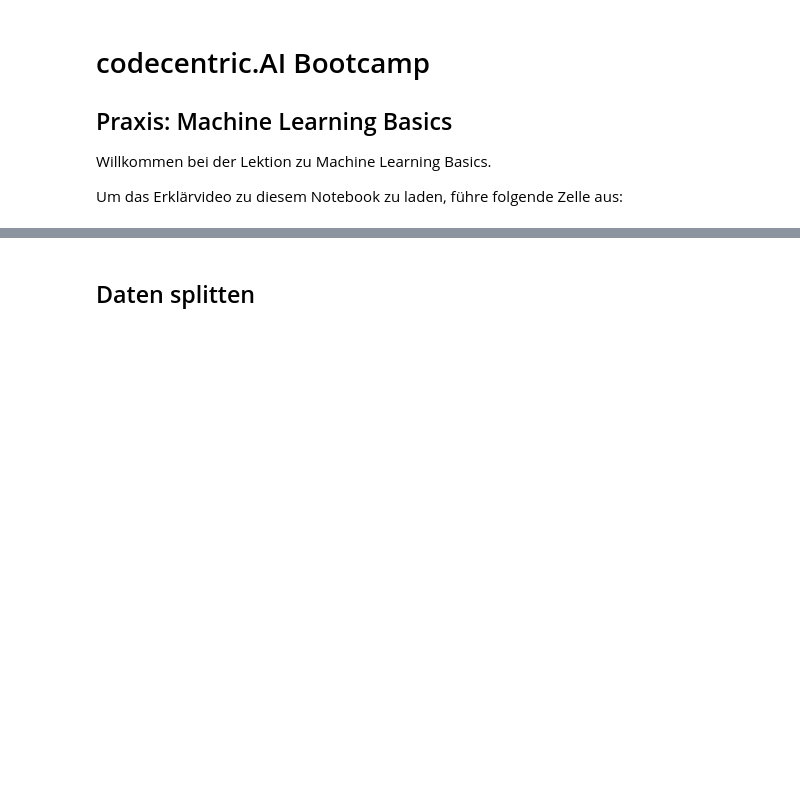
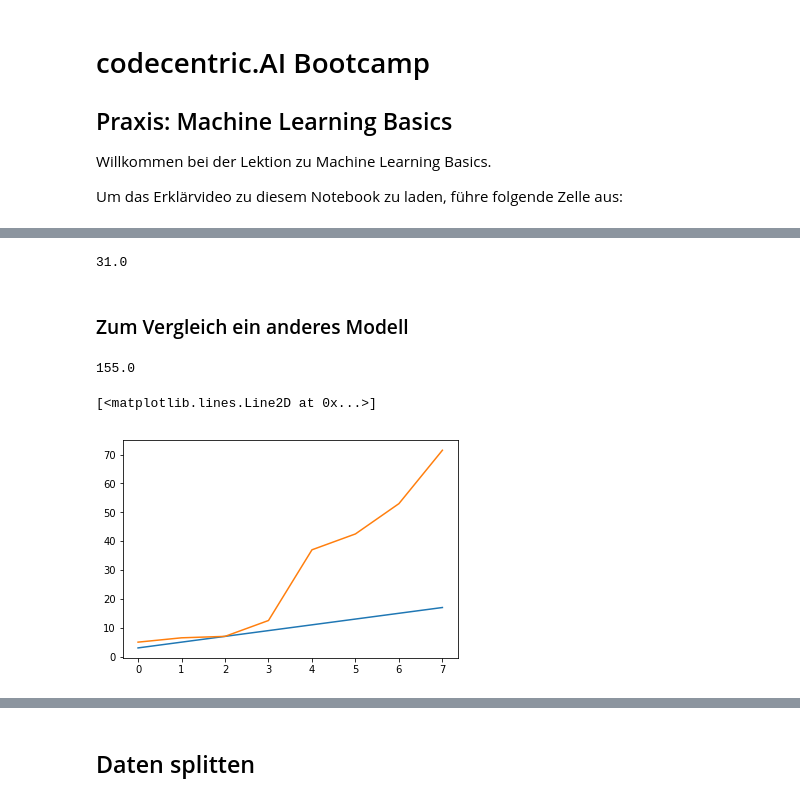
Before and after one commit to codecentric/codecentric.AI-bootcamp, a Jupyter notebook: notebooks/ml_basics/praxis_machine_learning_basics.ipynb, the cells around one changed output, grey strips where cells are left out. Cells and saved outputs as stored; diff of their text form; code cells hidden in the pictures; blank space fills up the shorter version.

```diff
--- a/notebooks/ml_basics/praxis_machine_learning_basics.ipynb
+++ b/notebooks/ml_basics/praxis_machine_learning_basics.ipynb
@@ -26,0 +113,22 @@ DATEN = {}
+# %%
+print(gesamt_fehler_numpy)
+# %% [output]
+31.0
+# %% [markdown]
+### Zum Vergleich ein anderes Modell
+# %%
+lineares_modell = lambda x: 2*x + 3
+
+andere_daten = np.array( [(x, lineares_modell(x)) for x in range(num_datenpunkte)] )
+
+gesamt_fehler_numpy_andere = np.sum(abs( andere_daten[:, 1] - noisy_daten[:, 1]))
+print(gesamt_fehler_numpy_andere)
+# %% [output]
+155.0
+# %%
+# hier noch eine Visualisierung mit dem linearen Modell
+plt.plot(andere_daten[:, 1])
+plt.plot(noisy_daten[:, 1])
+# %% [output]
+[<matplotlib.lines.Line2D at 0x...>]
+[figure, added]
```
Also changed, not shown: parts of 21 cells of this notebook.
